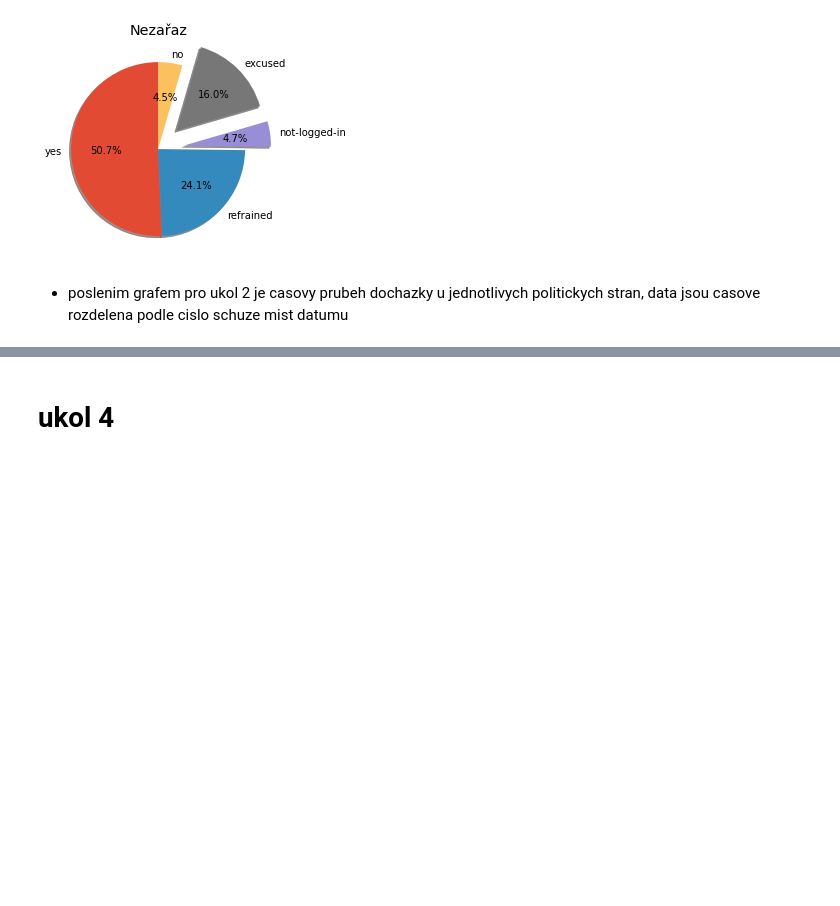
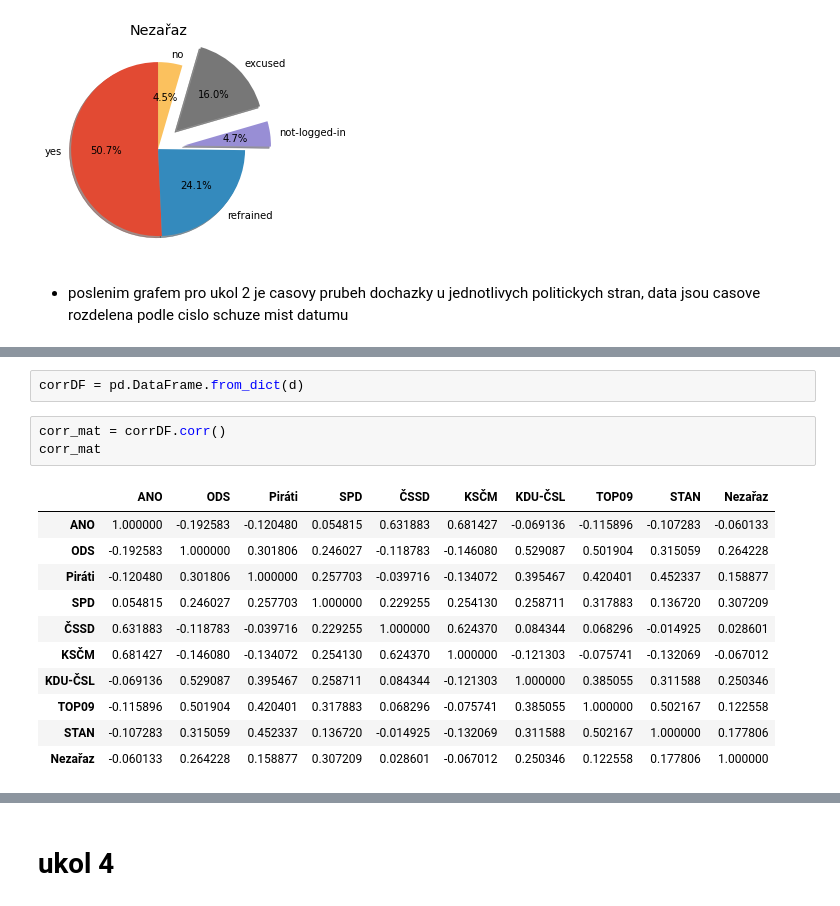
Before and after one commit to xuthang/bi-vzd, a Jupyter notebook: 01/homework_01_B201.ipynb, the cells around one changed output, grey strips where cells are left out. Drawn from its saved outputs; the diff is of its cells as text; blank space fills up the shorter version.

```diff
--- a/01/homework_01_B201.ipynb
+++ b/01/homework_01_B201.ipynb
@@ -230,0 +265,17 @@ for party in parties:
+# %%
+corrDF = pd.DataFrame.from_dict(d)
+# %%
+corr_mat = corrDF.corr()
+corr_mat
+# %% [output]
+|  | ANO | ODS | Piráti | SPD | ČSSD | KSČM | KDU-ČSL | TOP09 | STAN | Nezařaz |
+| ANO | 1.000000 | -0.192583 | -0.120480 | 0.054815 | 0.631883 | 0.681427 | -0.069136 | -0.115896 | -0.107283 | -0.060133 |
+| ODS | -0.192583 | 1.000000 | 0.301806 | 0.246027 | -0.118783 | -0.146080 | 0.529087 | 0.501904 | 0.315059 | 0.264228 |
+| Piráti | -0.120480 | 0.301806 | 1.000000 | 0.257703 | -0.039716 | -0.134072 | 0.395467 | 0.420401 | 0.452337 | 0.158877 |
+| SPD | 0.054815 | 0.246027 | 0.257703 | 1.000000 | 0.229255 | 0.254130 | 0.258711 | 0.317883 | 0.136720 | 0.307209 |
+| ČSSD | 0.631883 | -0.118783 | -0.039716 | 0.229255 | 1.000000 | 0.624370 | 0.084344 | 0.068296 | -0.014925 | 0.028601 |
+| KSČM | 0.681427 | -0.146080 | -0.134072 | 0.254130 | 0.624370 | 1.000000 | -0.121303 | -0.075741 | -0.132069 | -0.067012 |
+| KDU-ČSL | -0.069136 | 0.529087 | 0.395467 | 0.258711 | 0.084344 | -0.121303 | 1.000000 | 0.385055 | 0.311588 | 0.250346 |
+| TOP09 | -0.115896 | 0.501904 | 0.420401 | 0.317883 | 0.068296 | -0.075741 | 0.385055 | 1.000000 | 0.502167 | 0.122558 |
+| STAN | -0.107283 | 0.315059 | 0.452337 | 0.136720 | -0.014925 | -0.132069 | 0.311588 | 0.502167 | 1.000000 | 0.177806 |
+| Nezařaz | -0.060133 | 0.264228 | 0.158877 | 0.307209 | 0.028601 | -0.067012 | 0.250346 | 0.122558 | 0.177806 | 1.000000 |
```
Also changed, not shown: parts of 7 cells of this notebook.
